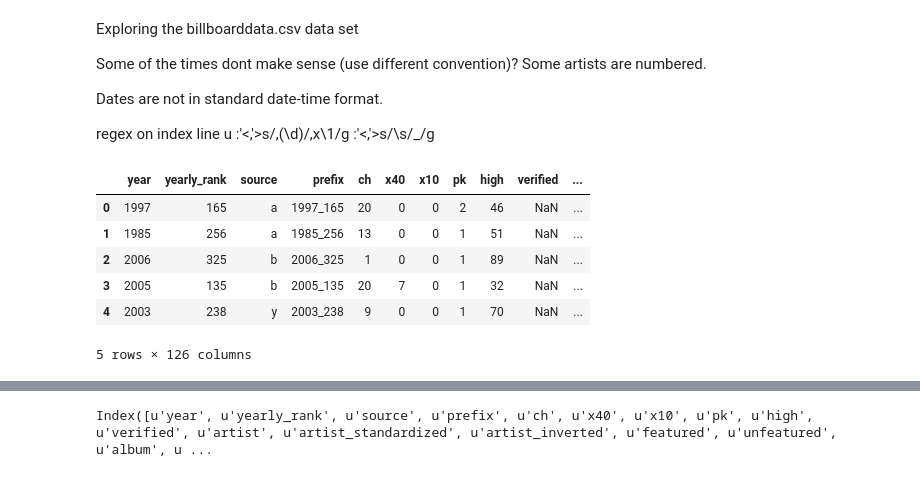
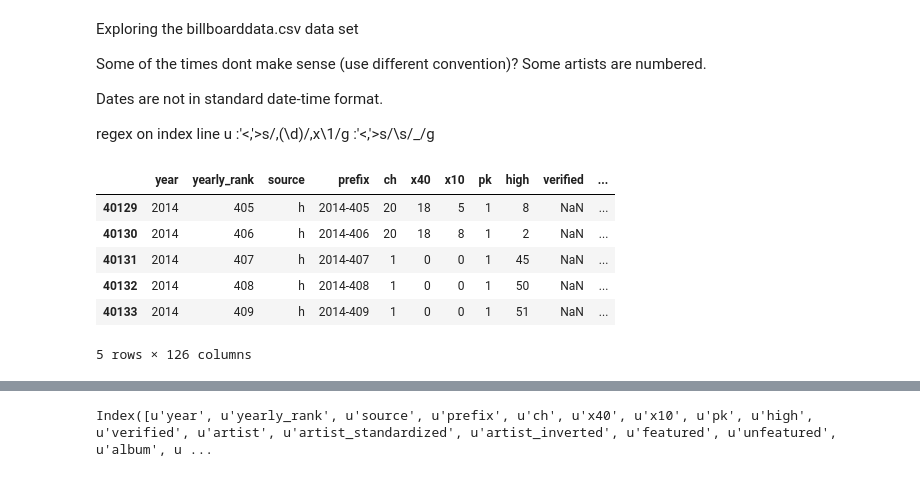
Before and after one commit to trxw/CDIPS_PandoraTeam, a Jupyter notebook: billboard/billboard.ipynb, the cells around one changed output, grey strips where cells are left out. Drawn from its saved outputs; the diff is of its cells as text; code cells hidden in the pictures.

```diff
--- a/billboard/billboard.ipynb
+++ b/billboard/billboard.ipynb
@@ -16,14 +18,13 @@ import numpy as np
 # %%
 billboard = pd.DataFrame.from_csv('BillboardData.csv',index_col=False)
-
-billboard.head()
+billboard.tail()
 # %% [output]
 |  | year | yearly_rank | source | prefix | ch | x40 | x10 | pk | high | verified | ... |
-| 0 | 1997 | 165 | a | 1997_165 | 20 | 0 | 0 | 2 | 46 | NaN | ... |
-| 1 | 1985 | 256 | a | 1985_256 | 13 | 0 | 0 | 1 | 51 | NaN | ... |
-| 2 | 2006 | 325 | b | 2006_325 | 1 | 0 | 0 | 1 | 89 | NaN | ... |
-| 3 | 2005 | 135 | b | 2005_135 | 20 | 7 | 0 | 1 | 32 | NaN | ... |
-| 4 | 2003 | 238 | y | 2003_238 | 9 | 0 | 0 | 1 | 70 | NaN | ... |
+| 40129 | 2014 | 405 | h | 2014-405 | 20 | 18 | 5 | 1 | 8 | NaN | ... |
+| 40130 | 2014 | 406 | h | 2014-406 | 20 | 18 | 8 | 1 | 2 | NaN | ... |
+| 40131 | 2014 | 407 | h | 2014-407 | 1 | 0 | 0 | 1 | 45 | NaN | ... |
+| 40132 | 2014 | 408 | h | 2014-408 | 1 | 0 | 0 | 1 | 50 | NaN | ... |
+| 40133 | 2014 | 409 | h | 2014-409 | 1 | 0 | 0 | 1 | 51 | NaN | ... |
 5 rows × 126 columns
 # %%
 billboard.iloc[265][:40]
```
Also changed, not shown: parts of 20 cells of this notebook, 2 other files.
